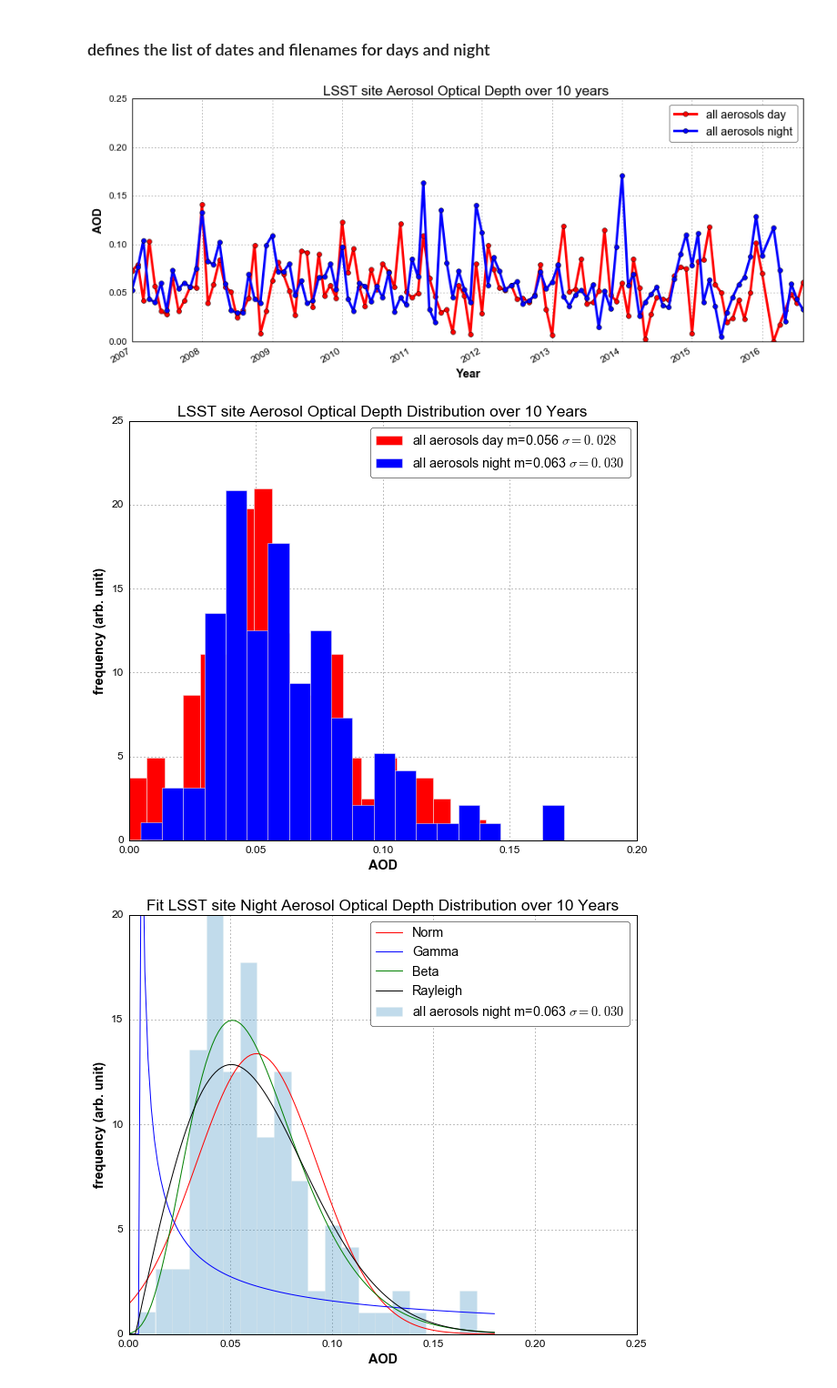
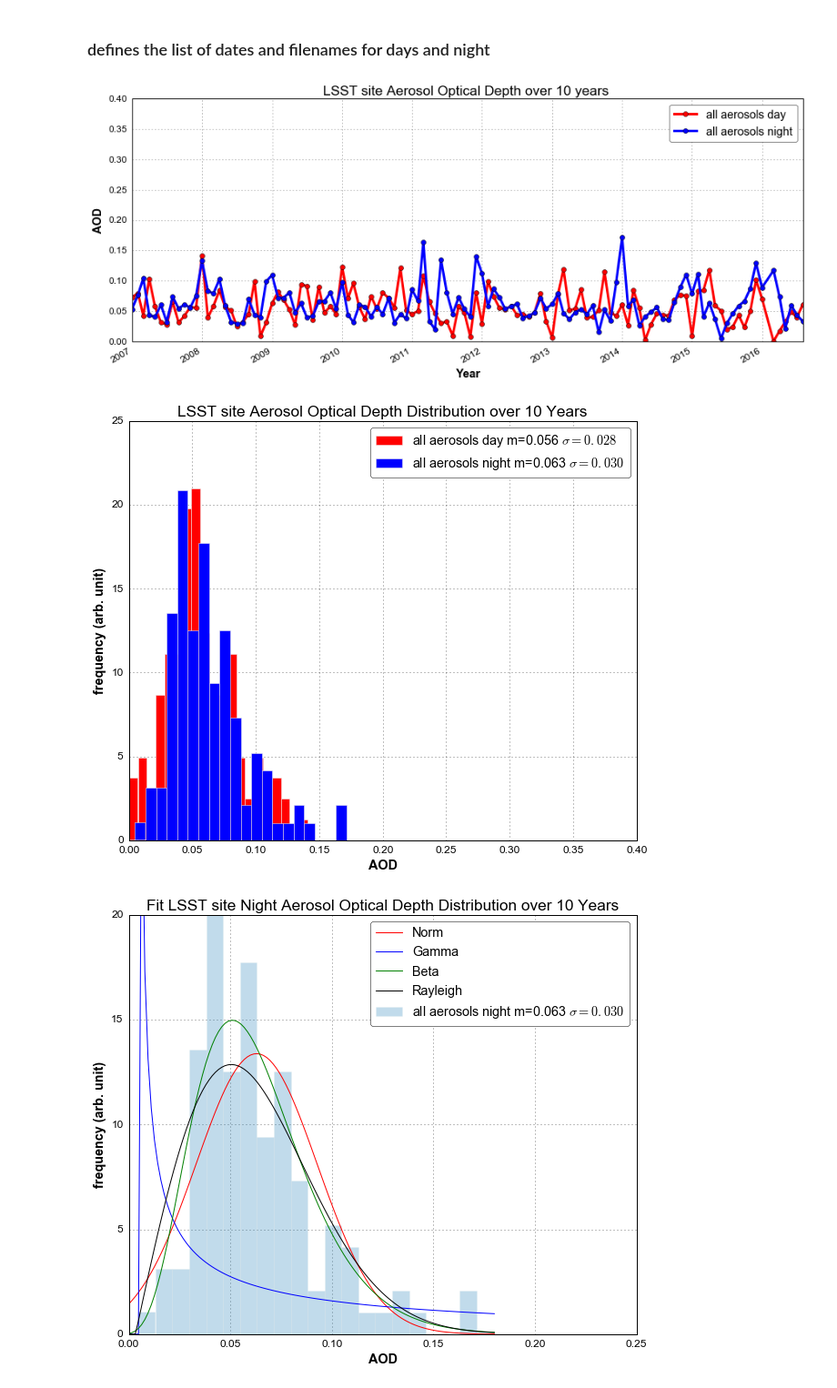
Before and after one commit to sylvielsstfr/caliopL3Ana, a Jupyter notebook: ScanAerosolsTenYears_CAL_LID_L3_APro_AllSky.v3.00.ipynb, the cells around one changed output. Shown at 91% size. Saved outputs shown, nothing was run; the diff lists cells and outputs as text; code cells hidden in the pictures.

```diff
--- a/ScanAerosolsTenYears_CAL_LID_L3_APro_AllSky.v3.00.ipynb
+++ b/ScanAerosolsTenYears_CAL_LID_L3_APro_AllSky.v3.00.ipynb
@@ -196,37 +196,37 @@ fig.autofmt_xdate()
 
 plt.title(title)
 
-plt.ylim(0,0.25)
+plt.ylim(0,0.4)
 plt.legend(loc='best')
 plt.savefig(figfilename, bbox_inches='tight')
 # %% [output]
-[figure, old version]
+[figure, new version]
 # %%
 # Draw the histograms for AOD
 #-------------------------------
 fig=plt.figure(figsize=(10,8))
 ax=fig.add_subplot(1,1,1)
 
 themean_aod_day=aod_day_coll.mean()
 themean_aod_night=aod_night_coll.mean()
 therms_aod_day=aod_day_coll.std()
 therms_aod_night=aod_night_coll.std()
 
 label_day='all aerosols day m=%4.3f $\sigma =%4.3f $' % (themean_aod_day,therms_aod_day)
 label_night='all aerosols night m=%4.3f $\sigma =%4.3f $' % (themean_aod_night,therms_aod_night)
 
 ax.hist(aod_day_coll,bins=20, facecolor='r',normed=1,label=label_day)
 ax.hist(aod_night_coll,bins=20, facecolor='b',normed=1,label=label_night)
-plt.xlim(0,0.2)
+plt.xlim(0,0.4)
 ax.set_ylabel('frequency (arb. unit)')
 ax.set_xlabel('AOD')
 title= "LSST site Aerosol Optical Depth Distribution over 10 Years"
 figfilename='Images/'+filename_base+'/'+'DistTribLSSTAOD10Y.pdf'
 ax.set_title(title)
 plt.legend(loc='best')
 plt.savefig(figfilename, bbox_inches='tight')
 # %% [output]
-[figure, old version]
+[figure, new version]
 # %%
 # Fit the night histogram for AOD
 #-------------------------------
```
Also changed, not shown: parts of 2 cells of this notebook.
